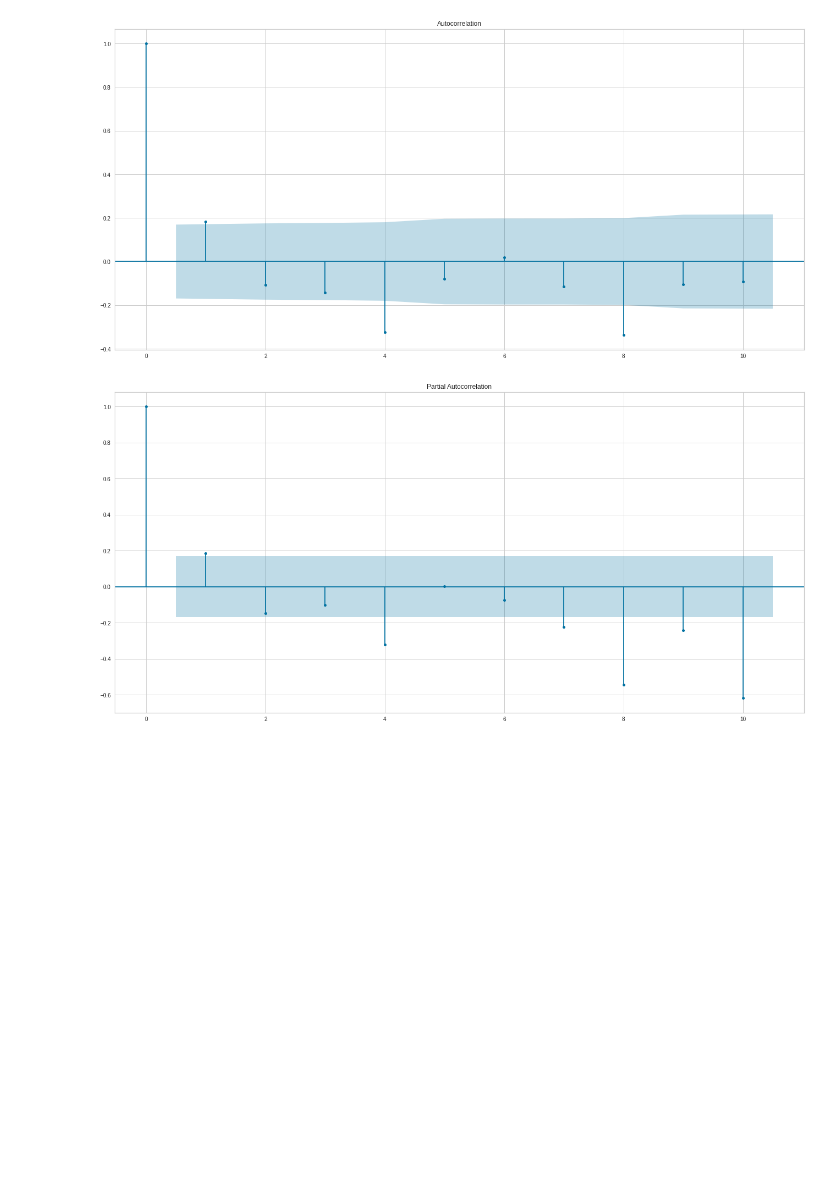
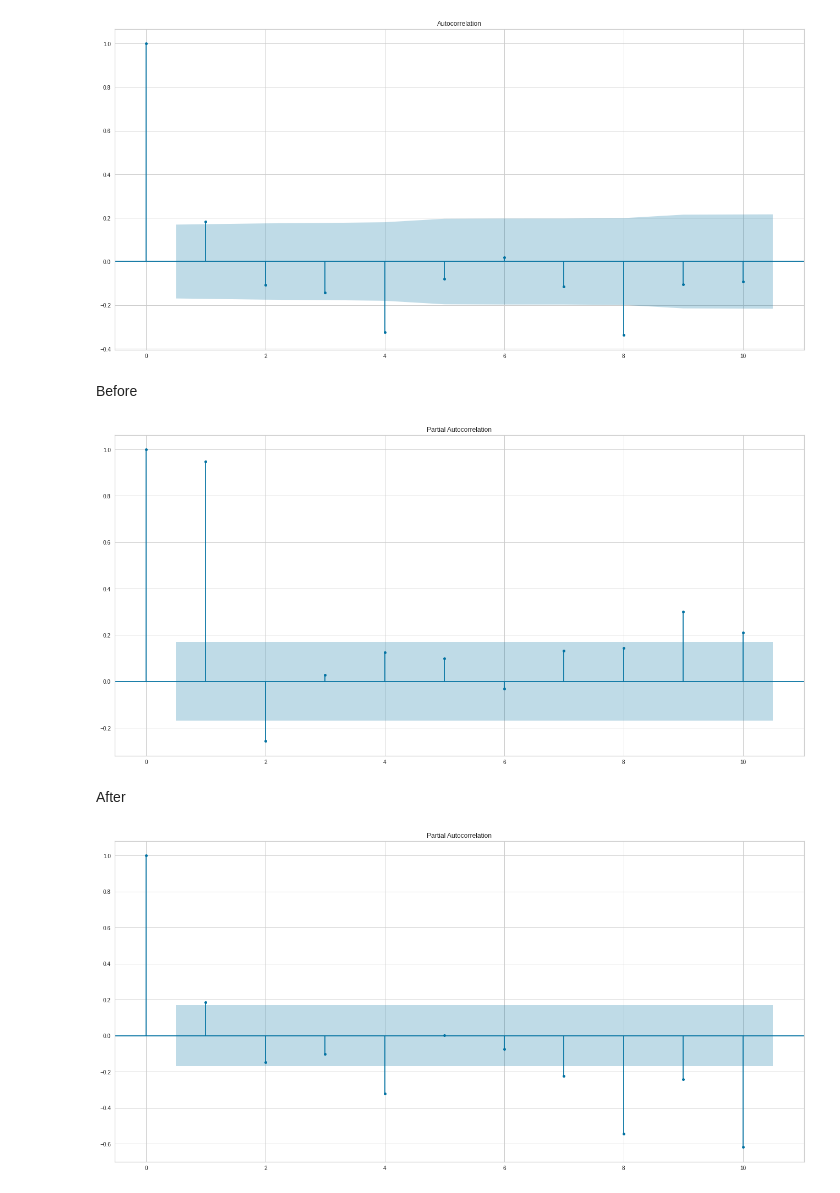
Before and after one commit to turkalpmd/time_series, a Jupyter notebook: code/TS-0.ipynb, the cells around one changed output. Cells and saved outputs as stored; diff of their text form; code cells hidden in the pictures; blank space fills up the shorter version.

```diff
--- a/code/TS-0.ipynb
+++ b/code/TS-0.ipynb
@@ -803,6 +851,15 @@ plot_acf(series['passengers4'][10:], lags = 10)
 plt.show()
 # %% [output]
 [figure]
+# %% [markdown]
+Before
+# %%
+plot_pacf(series['passengers'][10:], lags = 10)
+plt.show()
+# %% [output]
+[figure, added]
+# %% [markdown]
+After
 # %%
 plot_pacf(series['passengers4'][10:], lags = 10)
 plt.show()
```
Also changed, not shown: parts of 19 cells of this notebook, 2 other files.
